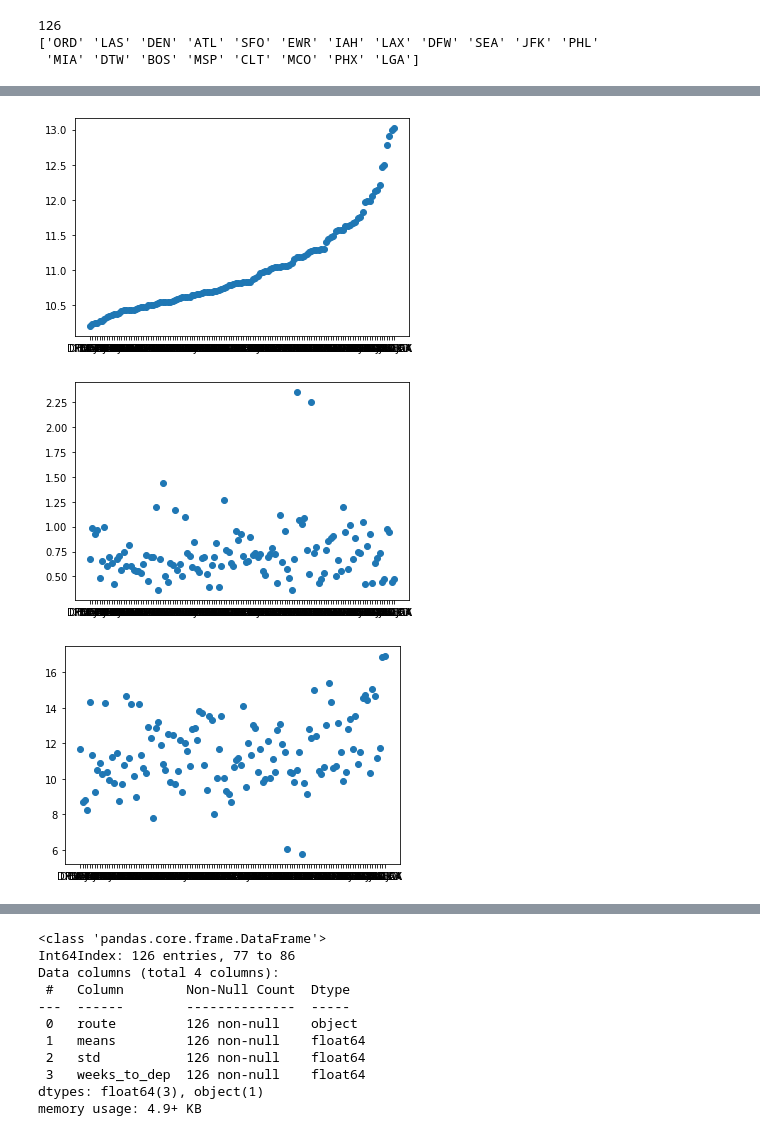
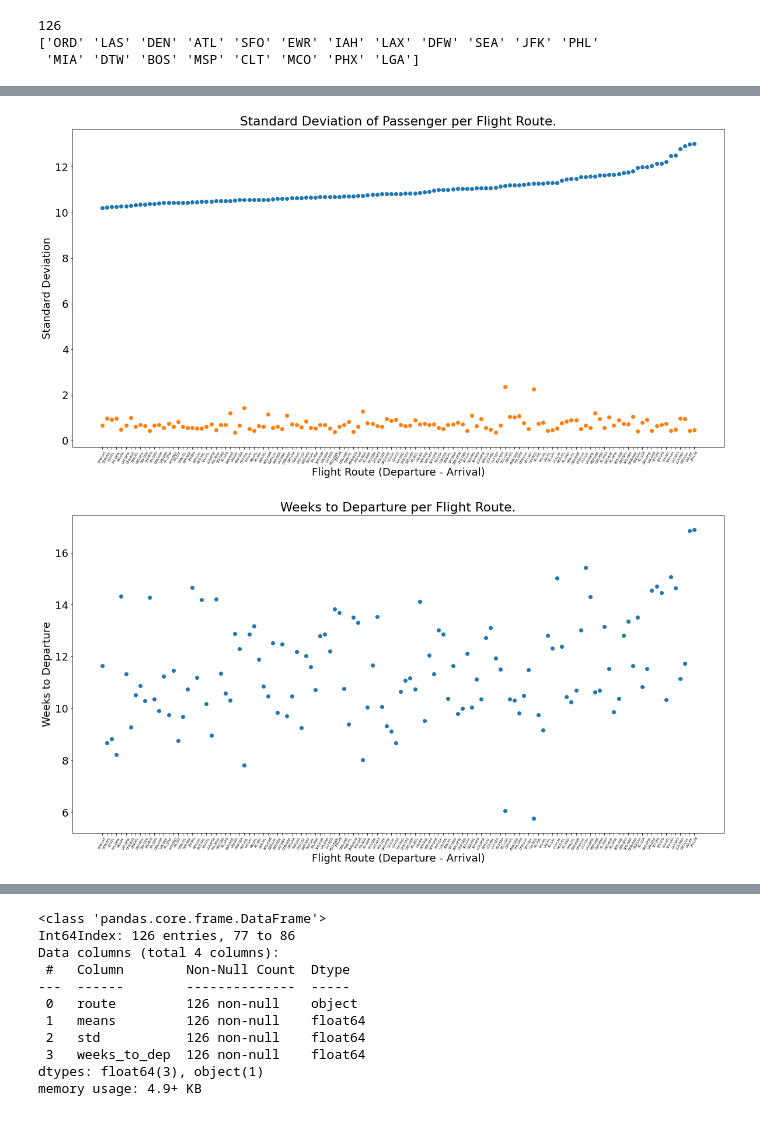
Before and after one commit to MaximeRedstone/air_traffic_project, a Jupyter notebook: src/exploratory_data_analysis.ipynb, the cells around one changed output, grey strips where cells are left out. Drawn from its saved outputs; the diff is of its cells as text; code cells hidden in the pictures.

```diff
--- a/src/exploratory_data_analysis.ipynb
+++ b/src/exploratory_data_analysis.ipynb
@@ -82,36 +89,53 @@ df_routes.describe()
 | freq | 20 | 20 |
 # %%
+fontsize = 18
+params = {'axes.labelsize': fontsize,
+          'font.size': fontsize,
+          'legend.fontsize': fontsize,
+          'xtick.labelsize': 5,
+          'ytick.labelsize': fontsize,
+          'figure.figsize': (20, 10)}
+plt.rcParams.update(params)
+
 mean_list = []
 std_list = []
 routes_list = []
 routes_str = []
 weeks_to_dep = []
 
 for k, v in dict_df.items():
     dep, arr = k
     std_list.append(v.Passengers.std())
     weeks_to_dep.append(v.WeeksToDeparture.mean())
     routes_list.append(k)
     routes_str.append(dep + "-" + arr)
     mean_list.append(v['Passengers'].mean())
 
+fig = plt.figure(figsize=(20, 10))
+
 dict_means = {'route': routes_str, 'means': mean_list, 'std': std_list, 'weeks_to_dep': weeks_to_dep}
 df_means = pd.DataFrame(dict_means)
 df_means.sort_values(by='means', inplace=True)
 plt.scatter(df_means['route'], df_means['means'])
-plt.show()
-
-# print(df_means.head())
+plt.xticks(df_means['route'], rotation=60)
+plt.xlabel("Flight Route (Departure - Arrival)")
+plt.ylabel("Mean Passengers")
+plt.title("Sorted Mean Number of Passenger per Flight Route.")
 
 plt.scatter(df_means['route'], df_means['std'])
+plt.xticks(df_means['route'], rotation=60)
+plt.xlabel("Flight Route (Departure - Arrival)")
+plt.ylabel("Standard Deviation")
+plt.title("Standard Deviation of Passenger per Flight Route.")
 plt.show()
 
 plt.scatter(df_means['route'], df_means['weeks_to_dep'])
+plt.xticks(df_means['route'], rotation=60)
+plt.xlabel("Flight Route (Departure - Arrival)")
+plt.ylabel("Weeks to Departure")
+plt.title("Weeks to Departure per Flight Route.")
 plt.show()
-
-# print(df_means[df_means.means == df_means.means.max()])
-# print(df_means[df_means.means == df_means.means.min()])
+fig.savefig("../report/sorted_mean_passengers_eda.png")
 # %% [output]
-[figure, old version]
+[figure, new version]
-[figure, old version]
+[figure, new version]
-[figure, removed]
```
Also changed, not shown: parts of 13 cells of this notebook, 18 other files.
